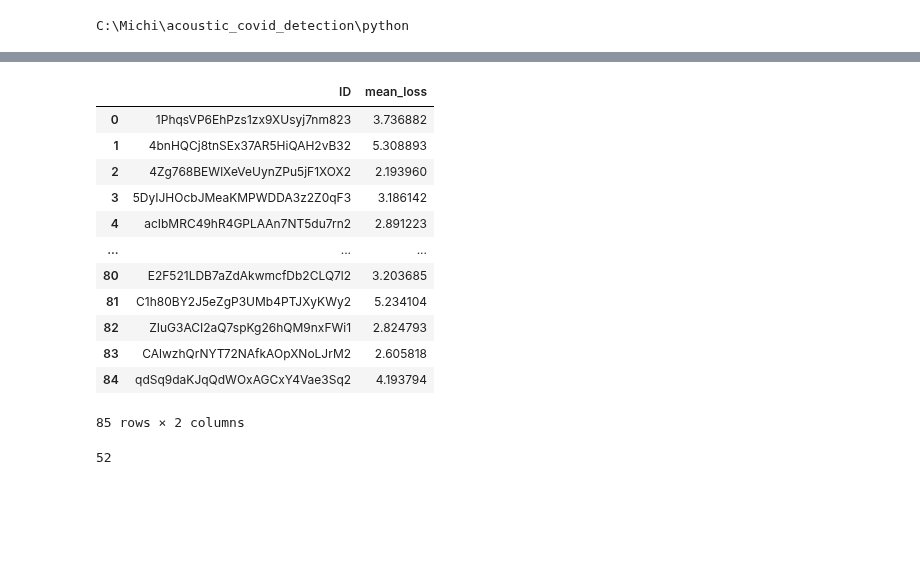
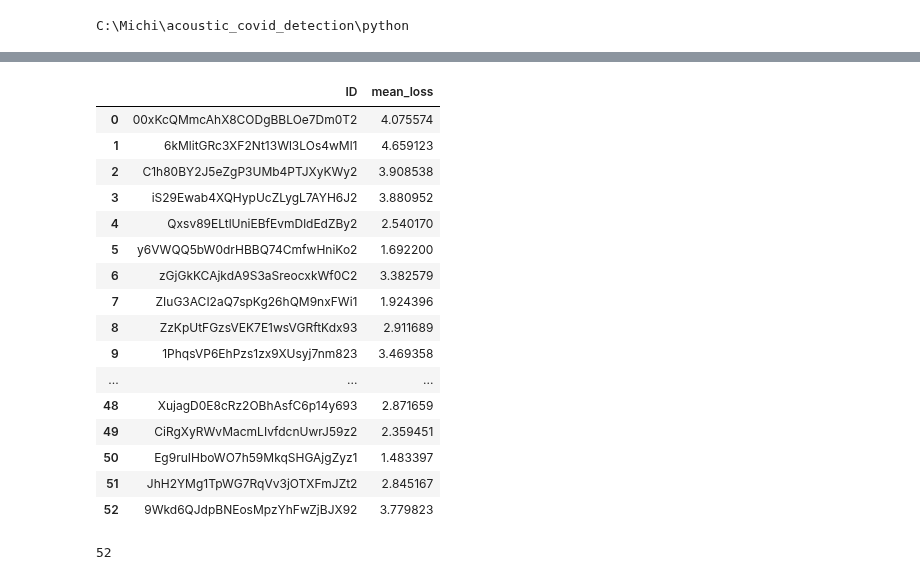
Before and after one commit to MichaelReiter94/acoustic_covid_detection, a Jupyter notebook: python/Jupyter_Notebooks/_find_confidently_misclassified_ids.ipynb, the cells around one changed output, grey strips where cells are left out. Drawn from its saved outputs; the diff is of its cells as text; code cells hidden in the pictures; blank space fills up the shorter version.

```diff
--- a/python/Jupyter_Notebooks/_find_confidently_misclassified_ids.ipynb
+++ b/python/Jupyter_Notebooks/_find_confidently_misclassified_ids.ipynb
@@ -92,20 +115,24 @@ save_df.to_excel("data/Coswara_processed/id_performance_tracking/01_detected_con
 # %%
-loaded_df = pd.read_excel("data/Coswara_processed/id_performance_tracking/01_detected_confident_misclassifiactions.xlsx")
+loaded_df = pd.read_excel("data/Coswara_processed/id_performance_tracking/01_detected_confident_misclassifiactions_24082023.xlsx")
 loaded_df
 # %% [output]
 |  | ID | mean_loss |
-| 0 | 1PhqsVP6EhPzs1zx9XUsyj7nm823 | 3.736882 |
-| 1 | 4bnHQCj8tnSEx37AR5HiQAH2vB32 | 5.308893 |
-| 2 | 4Zg768BEWlXeVeUynZPu5jF1XOX2 | 2.193960 |
-| 3 | 5DyIJHOcbJMeaKMPWDDA3z2Z0qF3 | 3.186142 |
-| 4 | acIbMRC49hR4GPLAAn7NT5du7rn2 | 2.891223 |
+| 0 | 00xKcQMmcAhX8CODgBBLOe7Dm0T2 | 4.075574 |
+| 1 | 6kMlitGRc3XF2Nt13Wl3LOs4wMl1 | 4.659123 |
+| 2 | C1h80BY2J5eZgP3UMb4PTJXyKWy2 | 3.908538 |
+| 3 | iS29Ewab4XQHypUcZLygL7AYH6J2 | 3.880952 |
+| 4 | Qxsv89ELtlUniEBfEvmDldEdZBy2 | 2.540170 |
+| 5 | y6VWQQ5bW0drHBBQ74CmfwHniKo2 | 1.692200 |
+| 6 | zGjGkKCAjkdA9S3aSreocxkWf0C2 | 3.382579 |
+| 7 | ZIuG3ACI2aQ7spKg26hQM9nxFWi1 | 1.924396 |
+| 8 | ZzKpUtFGzsVEK7E1wsVGRftKdx93 | 2.911689 |
+| 9 | 1PhqsVP6EhPzs1zx9XUsyj7nm823 | 3.469358 |
 | ... | ... | ... |
-| 80 | E2F521LDB7aZdAkwmcfDb2CLQ7l2 | 3.203685 |
-| 81 | C1h80BY2J5eZgP3UMb4PTJXyKWy2 | 5.234104 |
-| 82 | ZIuG3ACI2aQ7spKg26hQM9nxFWi1 | 2.824793 |
-| 83 | CAlwzhQrNYT72NAfkAOpXNoLJrM2 | 2.605818 |
-| 84 | qdSq9daKJqQdWOxAGCxY4Vae3Sq2 | 4.193794 |
+| 48 | XujagD0E8cRz2OBhAsfC6p14y693 | 2.871659 |
+| 49 | CiRgXyRWvMacmLIvfdcnUwrJ59z2 | 2.359451 |
+| 50 | Eg9ruIHboWO7h59MkqSHGAjgZyz1 | 1.483397 |
+| 51 | JhH2YMg1TpWG7RqVv3jOTXFmJZt2 | 2.845167 |
+| 52 | 9Wkd6QJdpBNEosMpzYhFwZjBJX92 | 3.779823 |
-85 rows × 2 columns
 # %%
 len(loaded_df[loaded_df.mean_loss > 3])
 # %% [output]
```
Also changed, not shown: parts of 15 cells of this notebook, 23 other files.
